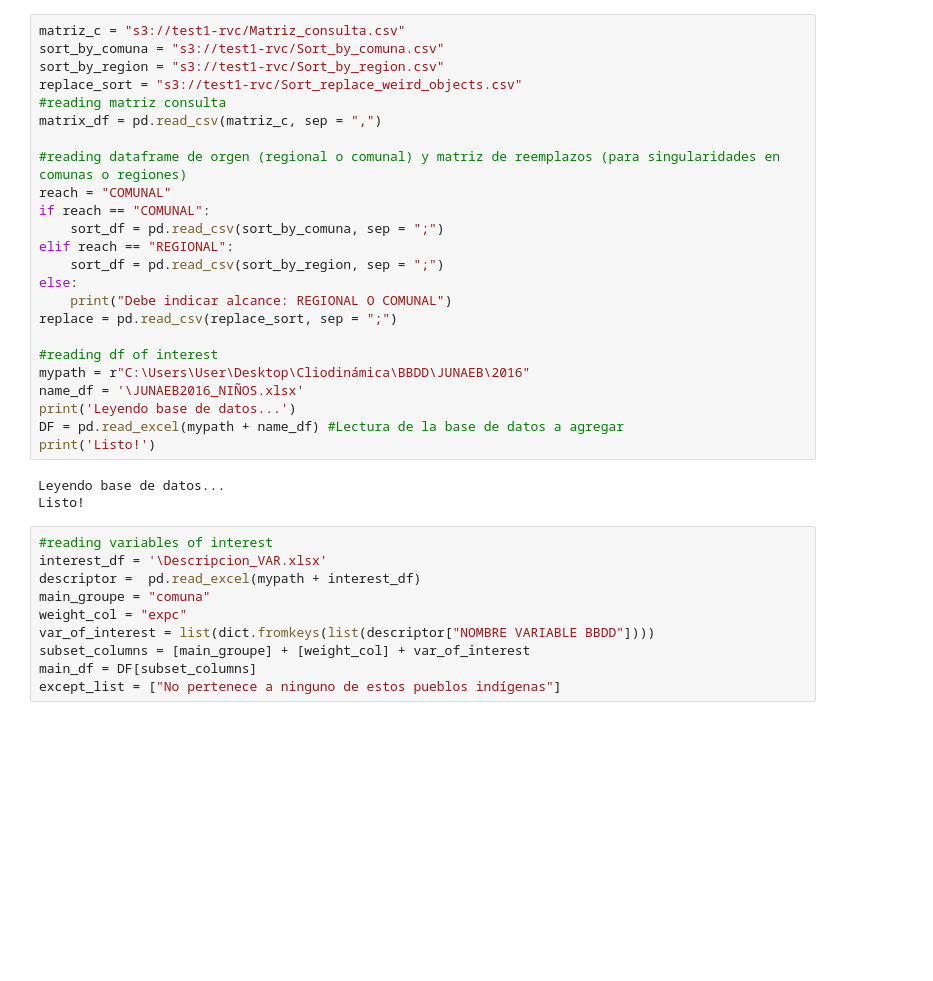
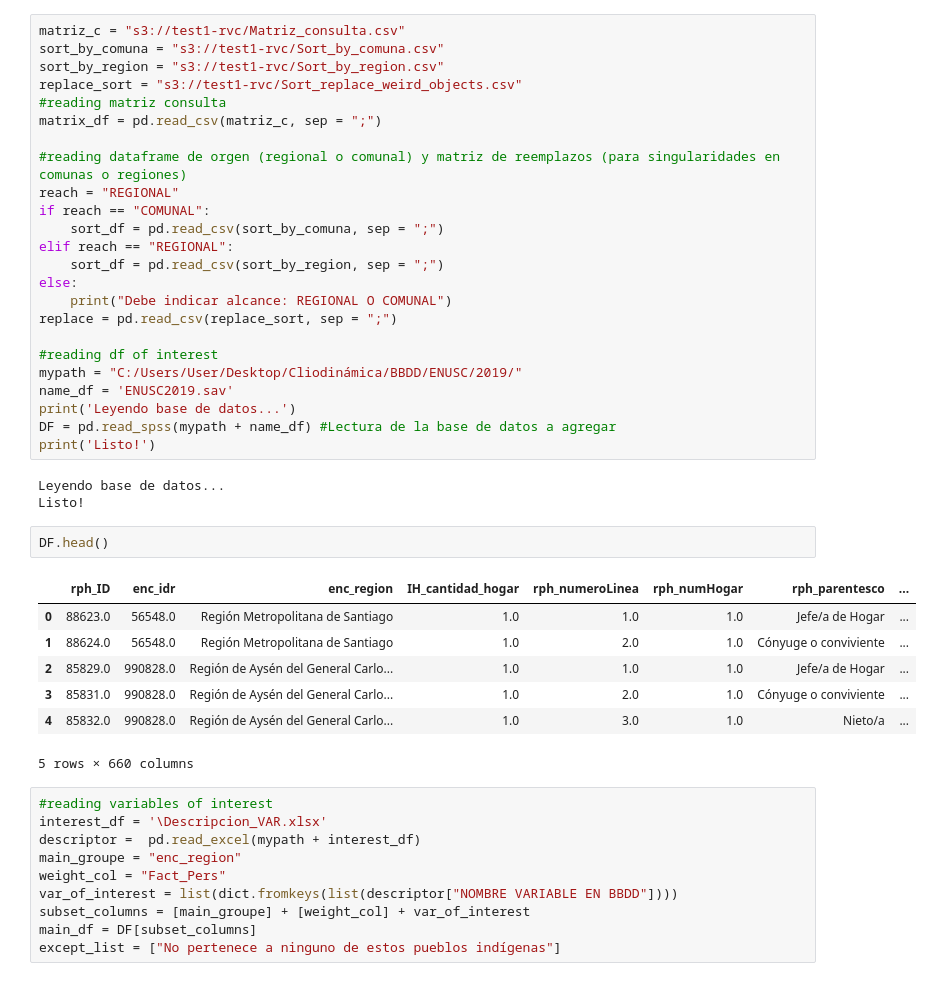
Before and after one commit to ReneVelasquez18/Cliodinamica, a Jupyter notebook: cliofunctions.ipynb, the cells around one changed output. Saved outputs shown, nothing was run; the diff lists cells and outputs as text; blank space fills up the shorter version.

Commit message:
ENUSC_data
Extracción de datos de ENUSC y agregados a la Matriz Consulta.

```diff
--- a/cliofunctions.ipynb
+++ b/cliofunctions.ipynb
@@ -182,10 +203,10 @@ sort_by_comuna = "s3://test1-rvc/Sort_by_comuna.csv"
 sort_by_region = "s3://test1-rvc/Sort_by_region.csv"
 replace_sort = "s3://test1-rvc/Sort_replace_weird_objects.csv"
 #reading matriz consulta
-matrix_df = pd.read_csv(matriz_c, sep = ",")
+matrix_df = pd.read_csv(matriz_c, sep = ";")
 
 #reading dataframe de orgen (regional o comunal) y matriz de reemplazos (para singularidades en comunas o regiones)
-reach = "COMUNAL"
+reach = "REGIONAL"
 if reach == "COMUNAL":
     sort_df = pd.read_csv(sort_by_comuna, sep = ";")
 elif reach == "REGIONAL":
@@ -195,21 +216,31 @@ else:
 replace = pd.read_csv(replace_sort, sep = ";")
 
 #reading df of interest
-mypath = r"C:\Users\User\Desktop\Cliodinámica\BBDD\JUNAEB\2016"
-name_df = '\JUNAEB2016_NIÑOS.xlsx'
+mypath = "C:/Users/User/Desktop/Cliodinámica/BBDD/ENUSC/2019/"
+name_df = 'ENUSC2019.sav'
 print('Leyendo base de datos...')
-DF = pd.read_excel(mypath + name_df) #Lectura de la base de datos a agregar
+DF = pd.read_spss(mypath + name_df) #Lectura de la base de datos a agregar
 print('Listo!')
 # %% [output]
 Leyendo base de datos...
 Listo!
+# %%
+DF.head()
+# %% [output]
+|  | rph_ID | enc_idr | enc_region | IH_cantidad_hogar | rph_numeroLinea | rph_numHogar | rph_parentesco | ... |
+| 0 | 88623.0 | 56548.0 | Región Metropolitana de Santiago | 1.0 | 1.0 | 1.0 | Jefe/a de Hogar | ... |
+| 1 | 88624.0 | 56548.0 | Región Metropolitana de Santiago | 1.0 | 2.0 | 1.0 | Cónyuge o conviviente | ... |
+| 2 | 85829.0 | 990828.0 | Región de Aysén del General Carlo... | 1.0 | 1.0 | 1.0 | Jefe/a de Hogar | ... |
+| 3 | 85831.0 | 990828.0 | Región de Aysén del General Carlo... | 1.0 | 2.0 | 1.0 | Cónyuge o conviviente | ... |
+| 4 | 85832.0 | 990828.0 | Región de Aysén del General Carlo... | 1.0 | 3.0 | 1.0 | Nieto/a | ... |
+5 rows × 660 columns
 # %%
 #reading variables of interest
 interest_df = '\Descripcion_VAR.xlsx'
 descriptor =  pd.read_excel(mypath + interest_df)
-main_groupe = "comuna"
-weight_col = "expc"
-var_of_interest = list(dict.fromkeys(list(descriptor["NOMBRE VARIABLE BBDD"])))
+main_groupe = "enc_region"
+weight_col = "Fact_Pers"
+var_of_interest = list(dict.fromkeys(list(descriptor["NOMBRE VARIABLE EN BBDD"])))
 subset_columns = [main_groupe] + [weight_col] + var_of_interest
 main_df = DF[subset_columns]
 except_list = ["No pertenece a ninguno de estos pueblos indígenas"]
```
Also changed, not shown: parts of 20 cells of this notebook, 1 other file.
